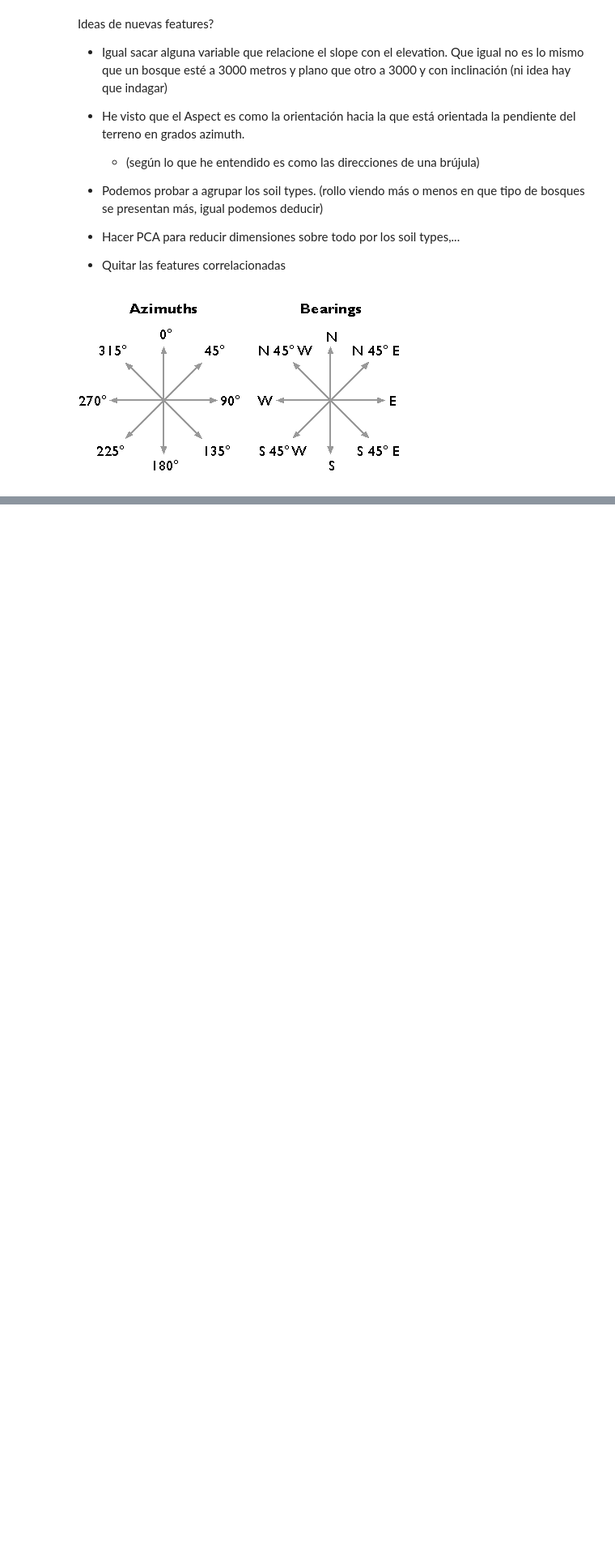
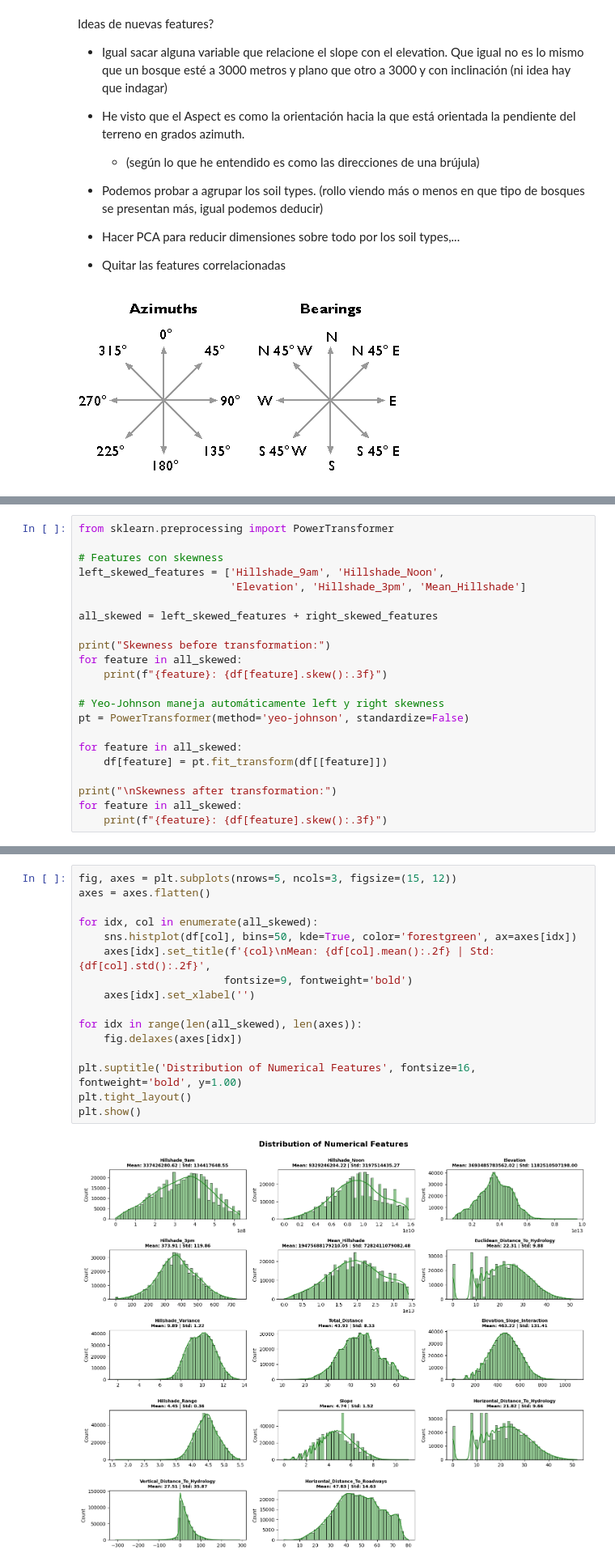
Before and after one commit to ineguiluz1/Forest-Covertype-Prediction-AML, a Jupyter notebook: notebooks/data_pre.ipynb, the cells around one changed output, grey strips where cells are left out. Shown at 81% size. Drawn from its saved outputs; the diff is of its cells as text; blank space fills up the shorter version.

```diff
--- a/notebooks/data_pre.ipynb
+++ b/notebooks/data_pre.ipynb
@@ -12,0 +156,22 @@ Ideas de nuevas features?
+# %%
+from sklearn.preprocessing import PowerTransformer
+
+# Features con skewness
+left_skewed_features = ['Hillshade_9am', 'Hillshade_Noon',
+                        'Elevation', 'Hillshade_3pm', 'Mean_Hillshade']
+
+all_skewed = left_skewed_features + right_skewed_features
+
+print("Skewness before transformation:")
+for feature in all_skewed:
+    print(f"{feature}: {df[feature].skew():.3f}")
+
+# Yeo-Johnson maneja automáticamente left y right skewness
+pt = PowerTransformer(method='yeo-johnson', standardize=False)
+
+for feature in all_skewed:
+    df[feature] = pt.fit_transform(df[[feature]])
+
+print("\nSkewness after transformation:")
+for feature in all_skewed:
+    print(f"{feature}: {df[feature].skew():.3f}")
@@ -12,0 +198,18 @@ Ideas de nuevas features?
+# %%
+fig, axes = plt.subplots(nrows=5, ncols=3, figsize=(15, 12))
+axes = axes.flatten()
+
+for idx, col in enumerate(all_skewed):
+    sns.histplot(df[col], bins=50, kde=True, color='forestgreen', ax=axes[idx])
+    axes[idx].set_title(f'{col}\nMean: {df[col].mean():.2f} | Std: {df[col].std():.2f}',
+                       fontsize=9, fontweight='bold')
+    axes[idx].set_xlabel('')
+
+for idx in range(len(all_skewed), len(axes)):
+    fig.delaxes(axes[idx])
+
+plt.suptitle('Distribution of Numerical Features', fontsize=16, fontweight='bold', y=1.00)
+plt.tight_layout()
+plt.show()
+# %% [output]
+[figure, added]
```
Also changed, not shown: parts of 15 cells of this notebook, 1 other file.
